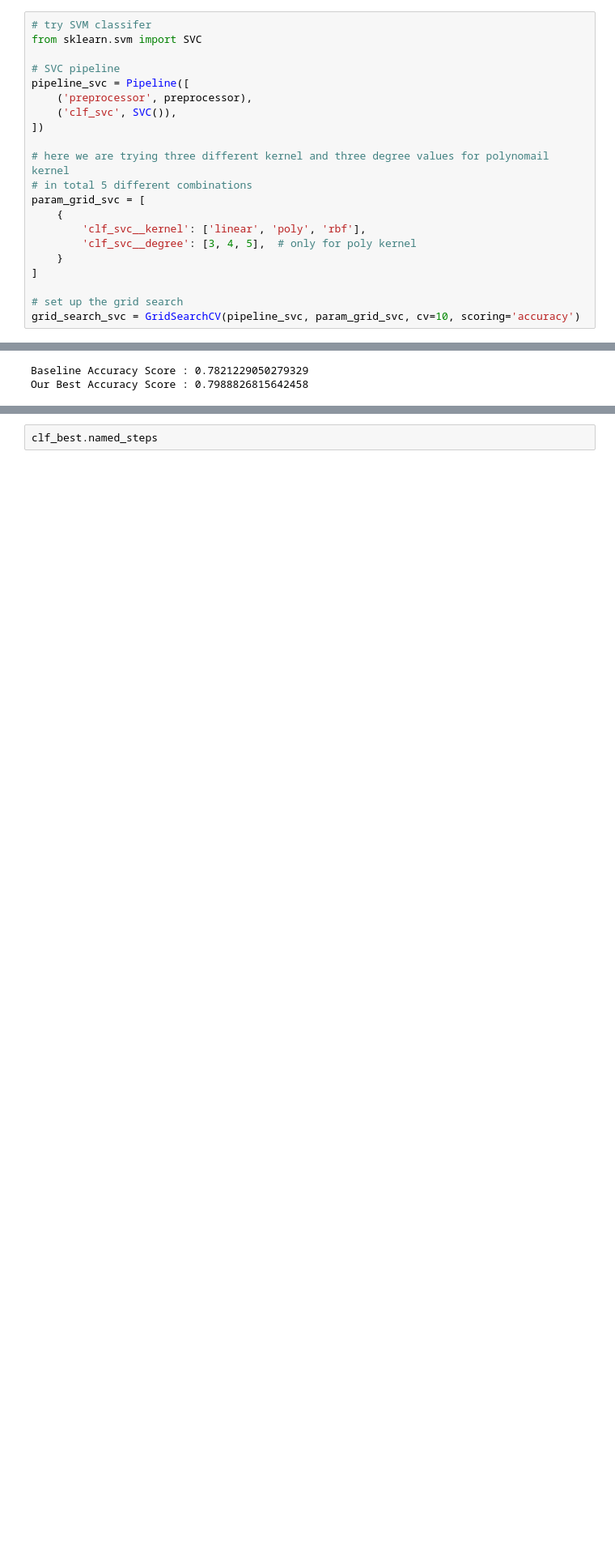
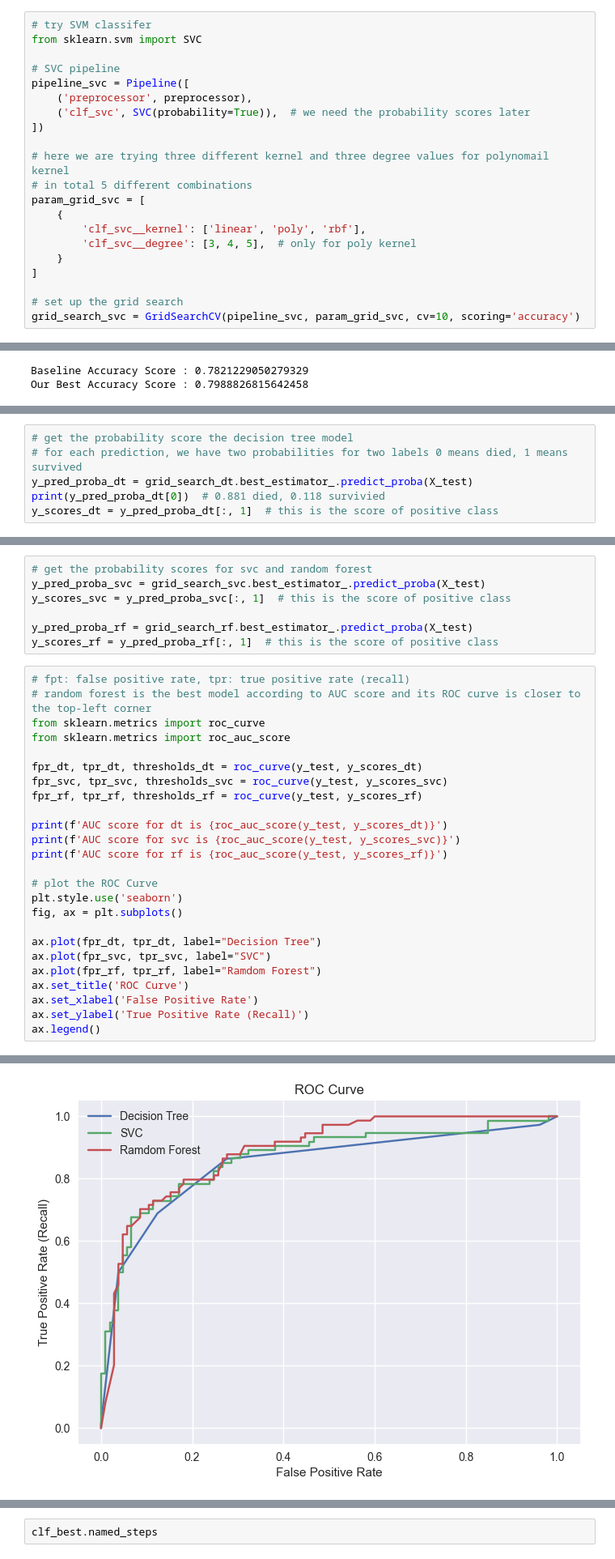
Before and after one commit to harrywang/mini-ml, a Jupyter notebook: mini-ml.ipynb, the cells around one changed output, grey strips where cells are left out. Shown at 81% size. Cells and saved outputs as stored; diff of their text form; blank space fills up the shorter version.

```diff
--- a/mini-ml.ipynb
+++ b/mini-ml.ipynb
@@ -430,7 +430,7 @@ from sklearn.svm import SVC
 # SVC pipeline
 pipeline_svc = Pipeline([
     ('preprocessor', preprocessor),
-    ('clf_svc', SVC()),
+    ('clf_svc', SVC(probability=True)),  # we need the probability scores later
 ])
 
 # here we are trying three different kernel and three degree values for polynomail kernel
@@ -567,0 +598,6 @@ Our Best Accuracy Score : 0.7988826815642458
+# %%
+# get the probability score the decision tree model
+# for each prediction, we have two probabilities for two labels 0 means died, 1 means survived
+y_pred_proba_dt = grid_search_dt.best_estimator_.predict_proba(X_test)
+print(y_pred_proba_dt[0])  # 0.881 died, 0.118 survivied
+y_scores_dt = y_pred_proba_dt[:, 1]  # this is the score of positive class
@@ -567,0 +606,33 @@ Our Best Accuracy Score : 0.7988826815642458
+# %%
+# get the probability scores for svc and random forest
+y_pred_proba_svc = grid_search_svc.best_estimator_.predict_proba(X_test)
+y_scores_svc = y_pred_proba_svc[:, 1]  # this is the score of positive class
+
+y_pred_proba_rf = grid_search_rf.best_estimator_.predict_proba(X_test)
+y_scores_rf = y_pred_proba_rf[:, 1]  # this is the score of positive class
+# %%
+# fpt: false positive rate, tpr: true positive rate (recall)
+# random forest is the best model according to AUC score and its ROC curve is closer to the top-left corner
+from sklearn.metrics import roc_curve
+from sklearn.metrics import roc_auc_score
+
+fpr_dt, tpr_dt, thresholds_dt = roc_curve(y_test, y_scores_dt)
+fpr_svc, tpr_svc, thresholds_svc = roc_curve(y_test, y_scores_svc)
+fpr_rf, tpr_rf, thresholds_rf = roc_curve(y_test, y_scores_rf)
+
+print(f'AUC score for dt is {roc_auc_score(y_test, y_scores_dt)}')
+print(f'AUC score for svc is {roc_auc_score(y_test, y_scores_svc)}')
+print(f'AUC score for rf is {roc_auc_score(y_test, y_scores_rf)}')
+
+# plot the ROC Curve
+plt.style.use('seaborn')
+fig, ax = plt.subplots()
+
+ax.plot(fpr_dt, tpr_dt, label="Decision Tree")
+ax.plot(fpr_svc, tpr_svc, label="SVC")
+ax.plot(fpr_rf, tpr_rf, label="Ramdom Forest")
+ax.set_title('ROC Curve')
+ax.set_xlabel('False Positive Rate')
+ax.set_ylabel('True Positive Rate (Recall)')
+ax.legend()
+# %% [output]
@@ -568,3 +643,4 @@ Our Best Accuracy Score : 0.7988826815642458
+[figure, added]
 # %% [markdown]
 ## Feature Importance
 
```
Also changed, not shown: parts of 12 cells of this notebook.
